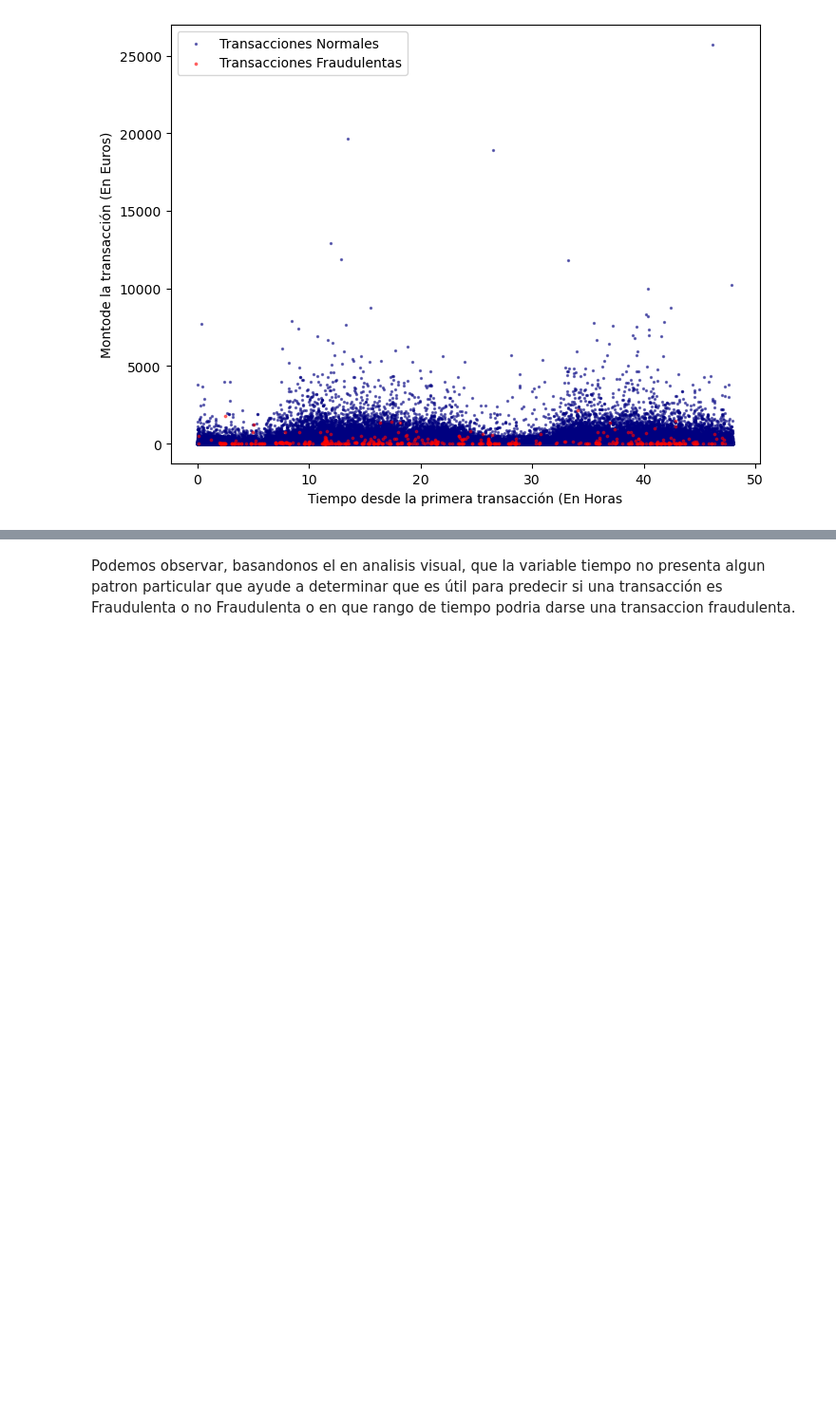
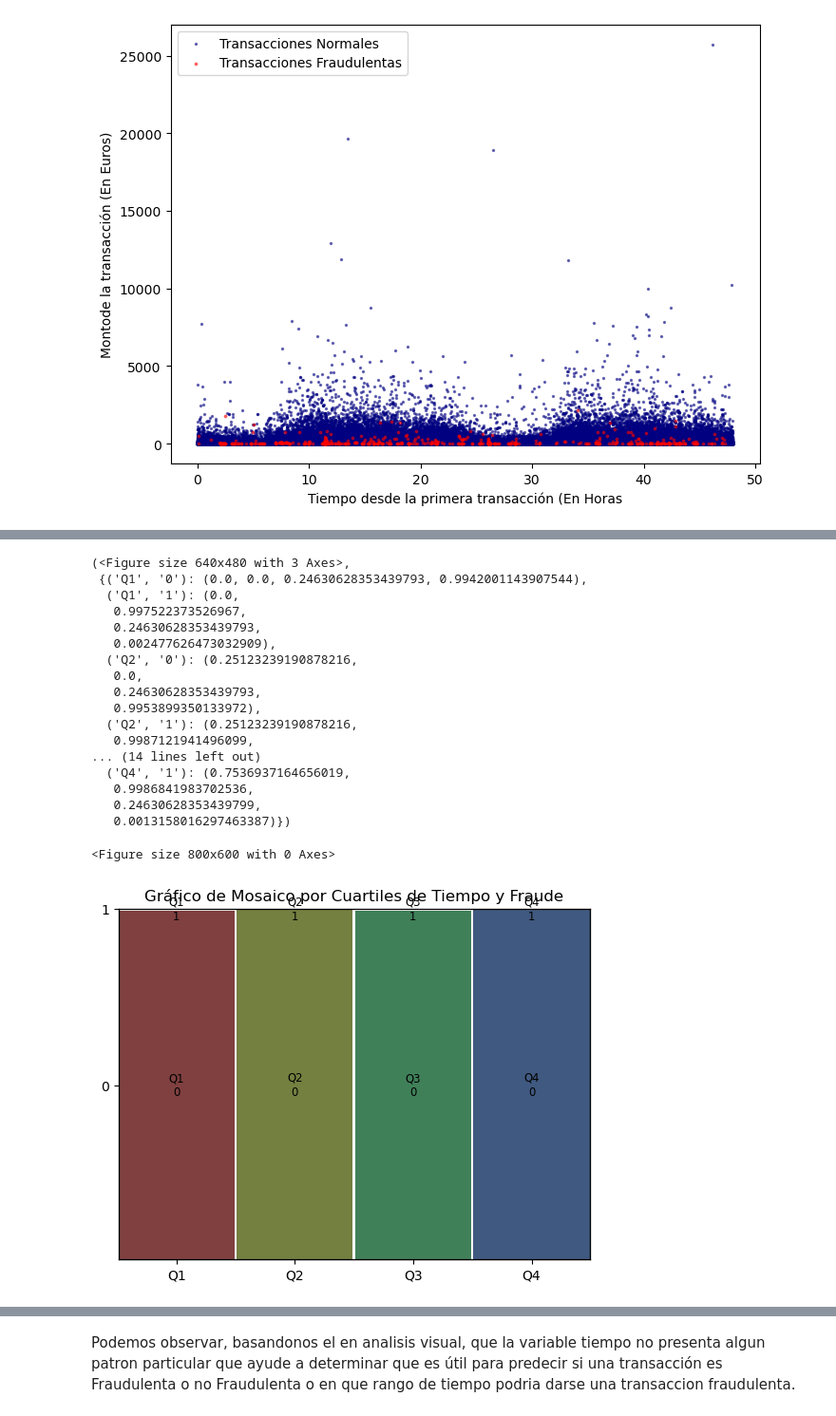
Before and after one commit to Ustedcan/Fraud-Detection-in-Credit-Cards, a Jupyter notebook: Notebooks.ipynb, the cells around one changed output, grey strips where cells are left out. Shown at 95% size. Drawn from its saved outputs; the diff is of its cells as text; code cells hidden in the pictures; blank space fills up the shorter version.

```diff
--- a/Notebooks.ipynb
+++ b/Notebooks.ipynb
@@ -315,0 +357,24 @@ plt.show()
+# %%
+from statsmodels.graphics.mosaicplot import mosaic
+plt.figure(figsize=(8,6))
+mosaic(transacciones, ['TimeCuartil', 'Class'], title='Gráfico de Mosaico por Cuartiles de Tiempo y Fraude')
+# %% [output]
+(<Figure size 640x480 with 3 Axes>,
+ {('Q1', '0'): (0.0, 0.0, 0.24630628353439793, 0.9942001143907544),
+  ('Q1', '1'): (0.0,
+   0.997522373526967,
+   0.24630628353439793,
+   0.002477626473032909),
+  ('Q2', '0'): (0.25123239190878216,
+   0.0,
+   0.24630628353439793,
+   0.9953899350133972),
+  ('Q2', '1'): (0.25123239190878216,
+   0.9987121941496099,
+... (14 lines left out)
+  ('Q4', '1'): (0.7536937164656019,
+   0.9986841983702536,
+   0.24630628353439799,
+   0.0013158016297463387)})
+<Figure size 800x600 with 0 Axes>
+[figure, added]
```
Also changed, not shown: parts of 18 cells of this notebook.
